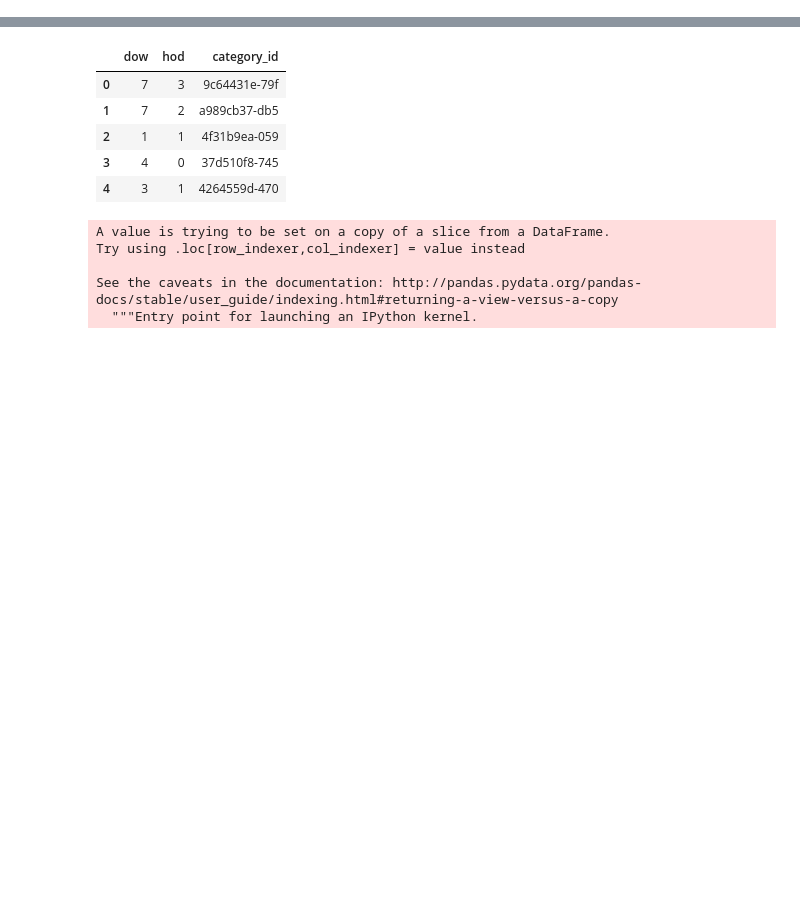
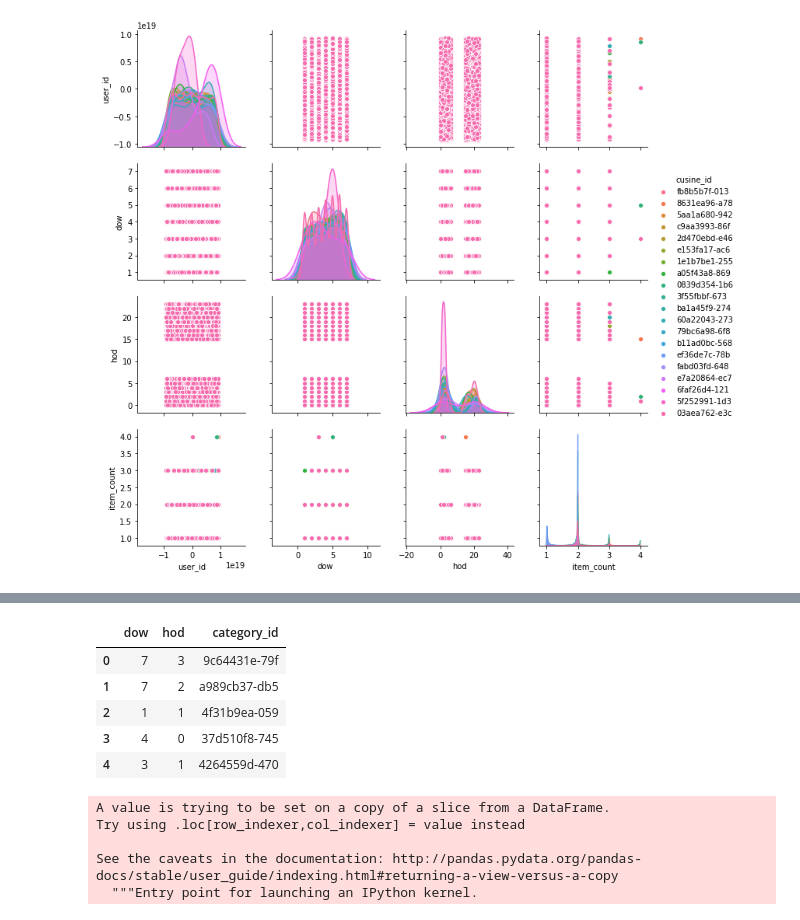
Before and after one commit to Amitdutta121/Food-recommender-system-ML, a Jupyter notebook: competition.ipynb, the cells around one changed output, grey strips where cells are left out. Drawn from its saved outputs; the diff is of its cells as text; code cells hidden in the pictures; blank space fills up the shorter version.

Commit message:
Update with visualization

```diff
--- a/competition.ipynb
+++ b/competition.ipynb
@@ -20,0 +38,4 @@ df.head()
+# %%
+sns.pairplot(df, hue='cusine_id', size=2.5);
+# %% [output]
+[figure, added]
```
Also changed, not shown: parts of 16 cells of this notebook.
